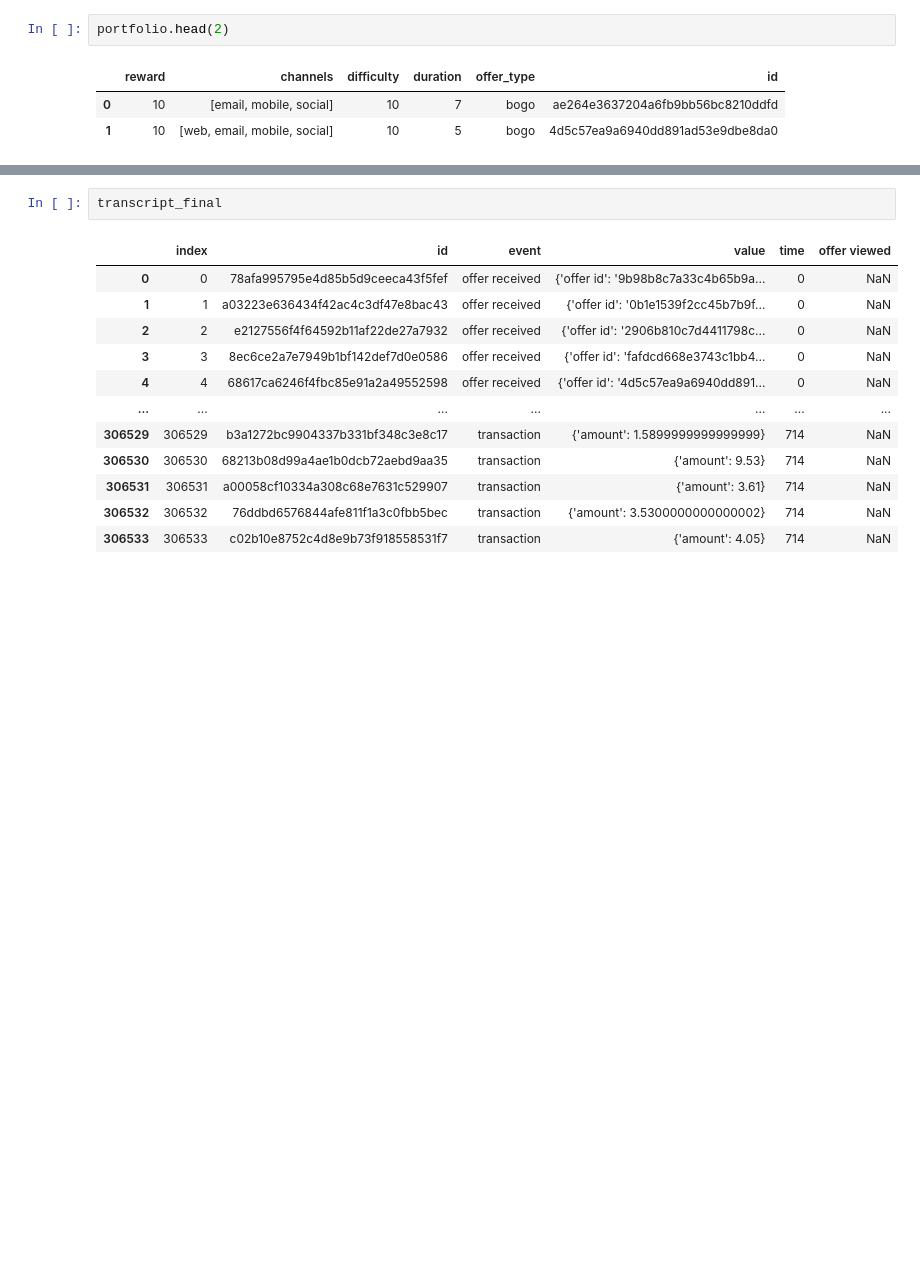
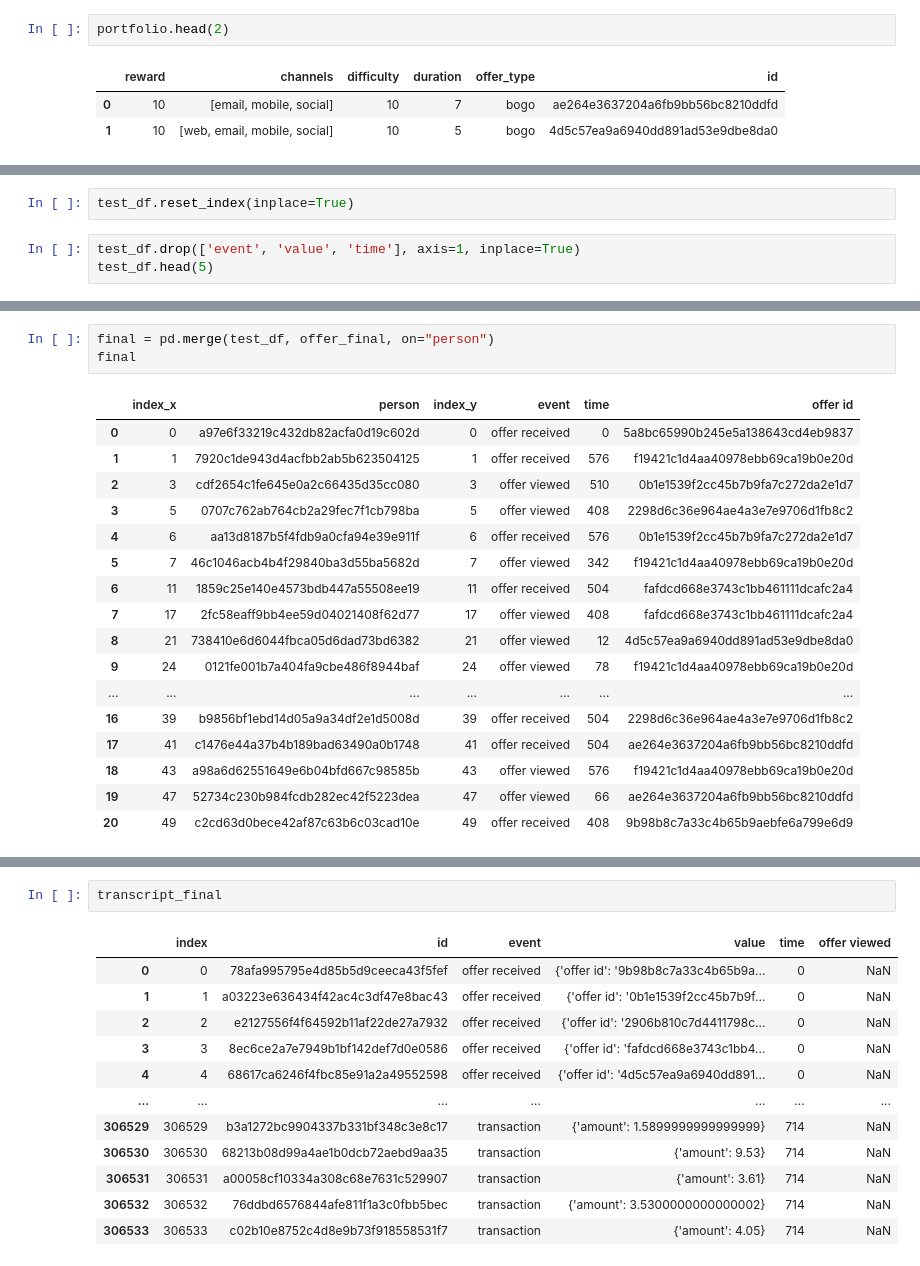
Before and after one commit to cbarros7/ml_engineer_nanodegree, a Jupyter notebook: capstone_project/Starbucks_Capstone_notebook.ipynb, the cells around one changed output, grey strips where cells are left out. Drawn from its saved outputs; the diff is of its cells as text; blank space fills up the shorter version.

```diff
--- a/capstone_project/Starbucks_Capstone_notebook.ipynb
+++ b/capstone_project/Starbucks_Capstone_notebook.ipynb
@@ -249,0 +314,5 @@ TypeError: tuple indices must be integers or slices, not list
+# %%
+test_df.reset_index(inplace=True)
+# %%
+test_df.drop(['event', 'value', 'time'], axis=1, inplace=True)
+test_df.head(5)
@@ -249,0 +336,21 @@ TypeError: tuple indices must be integers or slices, not list
+# %%
+final = pd.merge(test_df, offer_final, on="person")
+final
+# %% [output]
+|  | index_x | person | index_y | event | time | offer id |
+| 0 | 0 | a97e6f33219c432db82acfa0d19c602d | 0 | offer received | 0 | 5a8bc65990b245e5a138643cd4eb9837 |
+| 1 | 1 | 7920c1de943d4acfbb2ab5b623504125 | 1 | offer received | 576 | f19421c1d4aa40978ebb69ca19b0e20d |
+| 2 | 3 | cdf2654c1fe645e0a2c66435d35cc080 | 3 | offer viewed | 510 | 0b1e1539f2cc45b7b9fa7c272da2e1d7 |
+| 3 | 5 | 0707c762ab764cb2a29fec7f1cb798ba | 5 | offer viewed | 408 | 2298d6c36e964ae4a3e7e9706d1fb8c2 |
+| 4 | 6 | aa13d8187b5f4fdb9a0cfa94e39e911f | 6 | offer received | 576 | 0b1e1539f2cc45b7b9fa7c272da2e1d7 |
+| 5 | 7 | 46c1046acb4b4f29840ba3d55ba5682d | 7 | offer viewed | 342 | f19421c1d4aa40978ebb69ca19b0e20d |
+| 6 | 11 | 1859c25e140e4573bdb447a55508ee19 | 11 | offer received | 504 | fafdcd668e3743c1bb461111dcafc2a4 |
+| 7 | 17 | 2fc58eaff9bb4ee59d04021408f62d77 | 17 | offer viewed | 408 | fafdcd668e3743c1bb461111dcafc2a4 |
+| 8 | 21 | 738410e6d6044fbca05d6dad73bd6382 | 21 | offer viewed | 12 | 4d5c57ea9a6940dd891ad53e9dbe8da0 |
+| 9 | 24 | 0121fe001b7a404fa9cbe486f8944baf | 24 | offer viewed | 78 | f19421c1d4aa40978ebb69ca19b0e20d |
+| ... | ... | ... | ... | ... | ... | ... |
+| 16 | 39 | b9856bf1ebd14d05a9a34df2e1d5008d | 39 | offer received | 504 | 2298d6c36e964ae4a3e7e9706d1fb8c2 |
+| 17 | 41 | c1476e44a37b4b189bad63490a0b1748 | 41 | offer received | 504 | ae264e3637204a6fb9bb56bc8210ddfd |
+| 18 | 43 | a98a6d62551649e6b04bfd667c98585b | 43 | offer viewed | 576 | f19421c1d4aa40978ebb69ca19b0e20d |
+| 19 | 47 | 52734c230b984fcdb282ec42f5223dea | 47 | offer viewed | 66 | ae264e3637204a6fb9bb56bc8210ddfd |
+| 20 | 49 | c2cd63d0bece42af87c63b6c03cad10e | 49 | offer received | 408 | 9b98b8c7a33c4b65b9aebfe6a799e6d9 |
```
Also changed, not shown: parts of 26 cells of this notebook.
